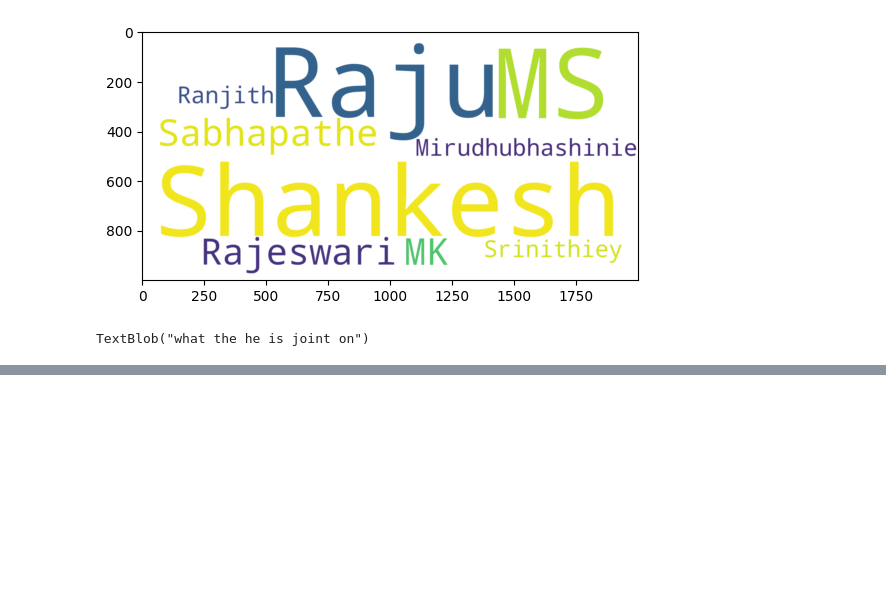
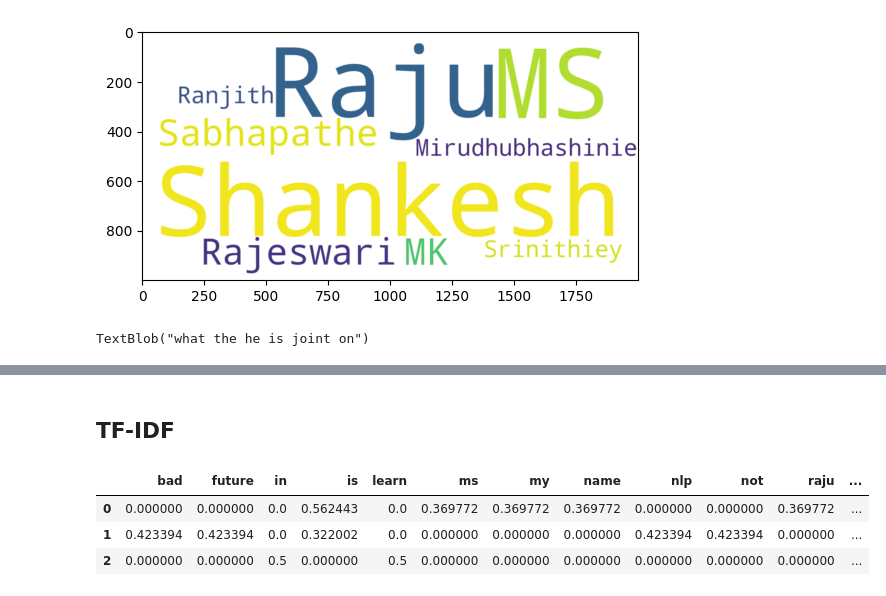
Before and after one commit to sabhashanki/Fraudulent_Transaction_iNeuron, a Jupyter notebook: nlp.ipynb, the cells around one changed output, grey strips where cells are left out. Saved outputs shown, nothing was run; the diff lists cells and outputs as text; code cells hidden in the pictures; blank space fills up the shorter version.

```diff
--- a/nlp.ipynb
+++ b/nlp.ipynb
@@ -172,0 +188,6 @@ TextBlob("what the he is joint on")
+# %%
+text = ['My name is is Shankesh Raju MS','NLP is the future not bad','I will learn in 2 weeks']
+vector = CountVectorizer(ngram_range = (1,2))
+vector_array = vector.fit_transform(text).toarray()
+vector_array.shape, vector.get_feature_names()
+pd.DataFrame(vector_array, columns = vector.get_feature_names())
@@ -172,0 +200,2 @@ TextBlob("what the he is joint on")
+# %% [markdown]
+## TF-IDF
@@ -172,0 +204,9 @@ TextBlob("what the he is joint on")
+# %%
+vector = TfidfVectorizer()
+vector_array = vector.fit_transform(text).toarray()
+pd.DataFrame(vector_array, columns = vector.get_feature_names())
+# %% [output]
+|  | bad | future | in | is | learn | ms | my | name | nlp | not | raju | ... |
+| 0 | 0.000000 | 0.000000 | 0.0 | 0.562443 | 0.0 | 0.369772 | 0.369772 | 0.369772 | 0.000000 | 0.000000 | 0.369772 | ... |
+| 1 | 0.423394 | 0.423394 | 0.0 | 0.322002 | 0.0 | 0.000000 | 0.000000 | 0.000000 | 0.423394 | 0.423394 | 0.000000 | ... |
+| 2 | 0.000000 | 0.000000 | 0.5 | 0.000000 | 0.5 | 0.000000 | 0.000000 | 0.000000 | 0.000000 | 0.000000 | 0.000000 | ... |
```
Also changed, not shown: parts of 5 cells of this notebook.
